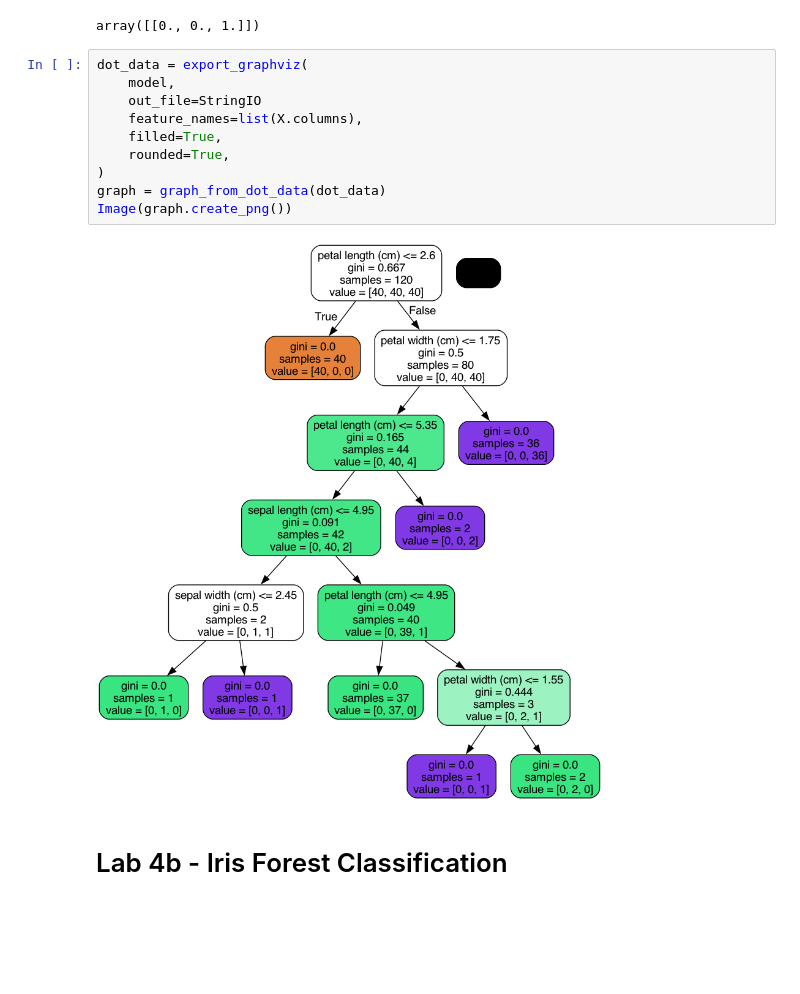
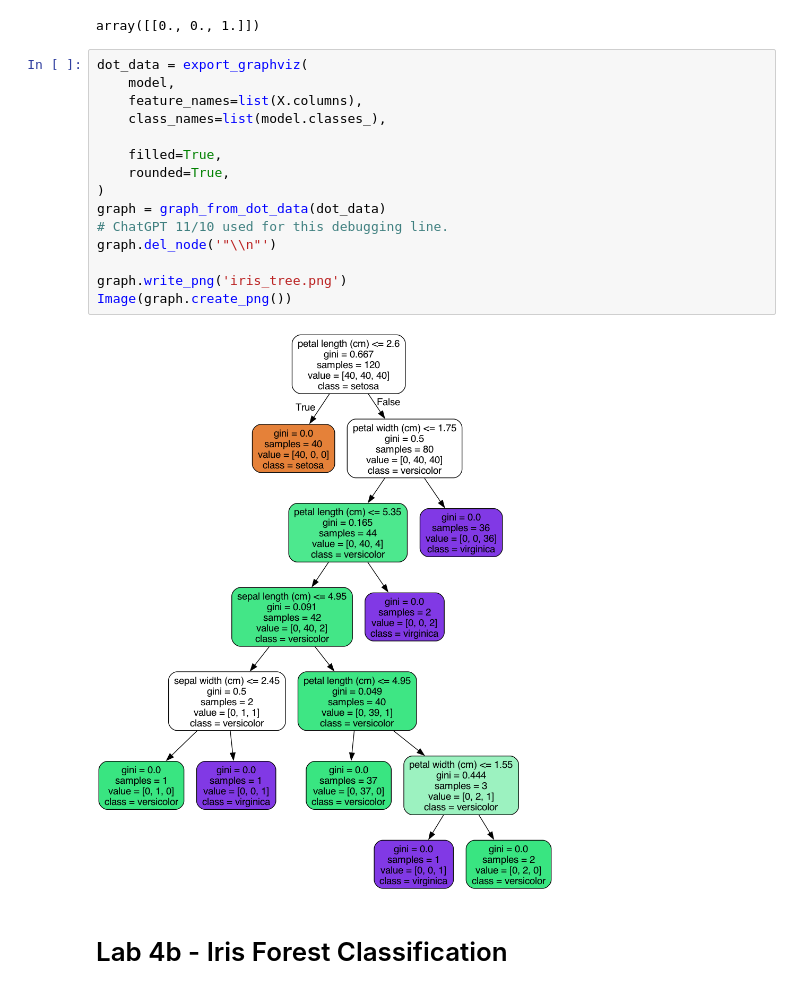
Before and after one commit to Ri-Dearg/aiml-labs, a Jupyter notebook: lab4a_4b.ipynb, the cells around one changed output. Saved outputs shown, nothing was run; the diff lists cells and outputs as text; blank space fills up the shorter version.

```diff
--- a/lab4a_4b.ipynb
+++ b/lab4a_4b.ipynb
@@ -225,15 +225,20 @@ array([[0., 0., 1.]])
 # %%
 dot_data = export_graphviz(
     model,
-    out_file=StringIO
     feature_names=list(X.columns),
+    class_names=list(model.classes_),
+
     filled=True,
     rounded=True,
 )
 graph = graph_from_dot_data(dot_data)
+# ChatGPT 11/10 used for this debugging line.
+graph.del_node('"\\n"')
+
+graph.write_png('iris_tree.png')
 Image(graph.create_png())
 # %% [output]
-[figure, old version]
+[figure, new version]
 # %% [markdown]
 # Lab 4b - Iris Forest Classification
 # %% [markdown]
```
Also changed, not shown: parts of 5 cells of this notebook.
